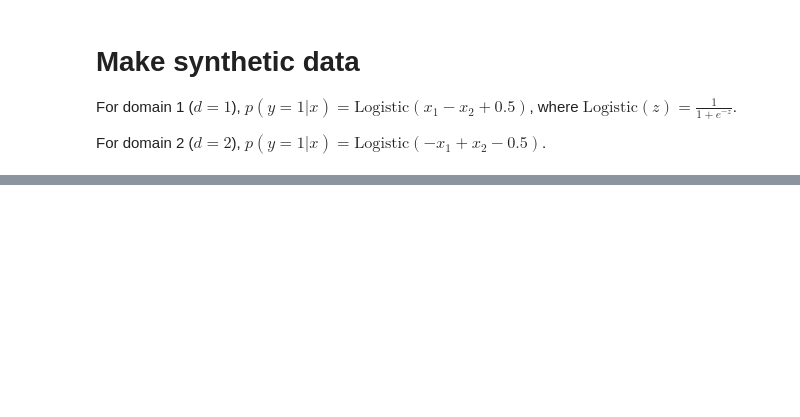
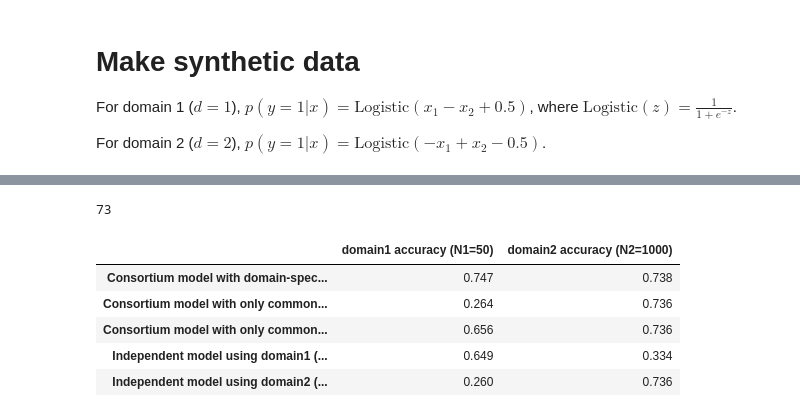
Before and after one commit to leihuang/scrapbook, a Jupyter notebook: ConsortiumSimulation.ipynb, the cells around one changed output, grey strips where cells are left out. Cells and saved outputs as stored; diff of their text form; code cells hidden in the pictures; blank space fills up the shorter version.

```diff
--- a/ConsortiumSimulation.ipynb
+++ b/ConsortiumSimulation.ipynb
@@ -82,6 +102,8 @@ soptimizer = torch.optim.Adam(smodel.parameters(), lr=0.001)
 
 cmodel = CommonModel()
 coptimizer = torch.optim.Adam(cmodel.parameters(), lr=0.001)
+cmodel2 = CommonModel2()
+coptimizer2 = torch.optim.Adam(cmodel2.parameters(), lr=0.001)
 
 imodel1 = IndependentModel()
 ioptimizer1 = torch.optim.Adam(imodel1.parameters(), lr=0.001)
@@ -140,4 +173,26 @@ def train_and_validate(model, optimizer, loss_fn, X_train, y_train, X_test, y_te
             accus.append([bools1.mean(), bools2.mean()])
 
     return np.array(losss), np.array(accus)
+
+
+def train_and_validate2(model, optimizer, loss_fn, X_train, y_train, X_test, y_test):
+    """
+    """
+    for epoch in tqdm.trange(EPOCHS):
+        y_pred = model(X_train)
+        loss = loss_fn(y_pred, y_train)
+
+        optimizer.zero_grad()
+        loss.backward()
+        optimizer.step()
+
+    with torch.no_grad():
+        y_pred = model(X_test)
+        idxs1 = X_test[:,2]==1
+        idxs2 = X_test[:,2]==2
+        bools1 = ((y_pred[idxs1]>0.5).long() == y_test[idxs1]).type(torch.FloatTensor)
+        bools2 = ((y_pred[idxs2]>0.5).long() == y_test[idxs2]).type(torch.FloatTensor)
+        acc1, acc2 = bools1.mean().item(), bools2.mean().item()
+
+    return acc1, acc2
 # %%
@@ -188,0 +240,27 @@ plt.show()
+# %%
+accs = []
+accs.append(train_and_validate2(smodel, soptimizer, loss_fn, X_train, y_train, X_test, y_test))
+accs.append(train_and_validate2(cmodel, coptimizer, loss_fn, X_train, y_train, X_test, y_test))
+accs.append(train_and_validate2(cmodel2, coptimizer2, loss_fn, X_train, y_train, X_test, y_test))
+accs.append(train_and_validate2(imodel1, ioptimizer1, loss_fn, X1_train, y1_train, X_test, y_test))
+accs.append(train_and_validate2(imodel2, ioptimizer2, loss_fn, X2_train, y2_train, X_test, y_test))
+# %%
+get_parameter_count(imodel1)
+# %% [output]
+73
+# %%
+pd.options.display.precision = 3
+
+pd.DataFrame(accs, columns=['domain1 accuracy (N1=50)', 'domain2 accuracy (N2=1000)'],
+             index=['Consortium model with domain-specific layers (#param=%d)'%get_parameter_count(smodel),
+                    'Consortium model with only common layers (#param=%d)'%get_parameter_count(cmodel),
+                    'Consortium model with only common layers + domain dummy variable (#param=%d)'%get_parameter_count(cmodel2),
+                    'Independent model using domain1 (#param=%d)'%get_parameter_count(imodel1),
+                    'Independent model using domain2 (#param=%d)'%get_parameter_count(imodel2)])
+# %% [output]
+|  | domain1 accuracy (N1=50) | domain2 accuracy (N2=1000) |
+| Consortium model with domain-spec... | 0.747 | 0.738 |
+| Consortium model with only common... | 0.264 | 0.736 |
+| Consortium model with only common... | 0.656 | 0.736 |
+| Independent model using domain1 (... | 0.649 | 0.334 |
+| Independent model using domain2 (... | 0.260 | 0.736 |
```
Also changed, not shown: parts of 12 cells of this notebook.
